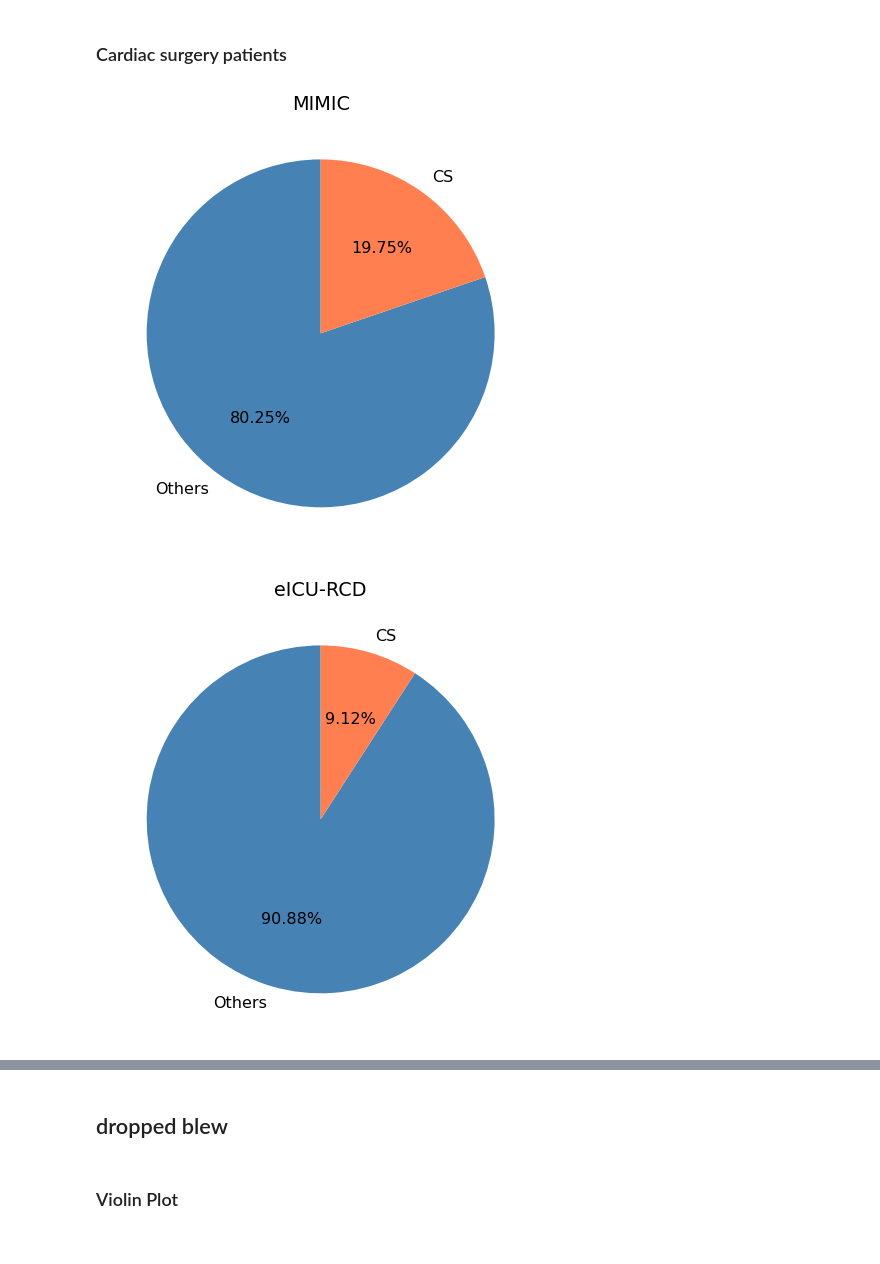
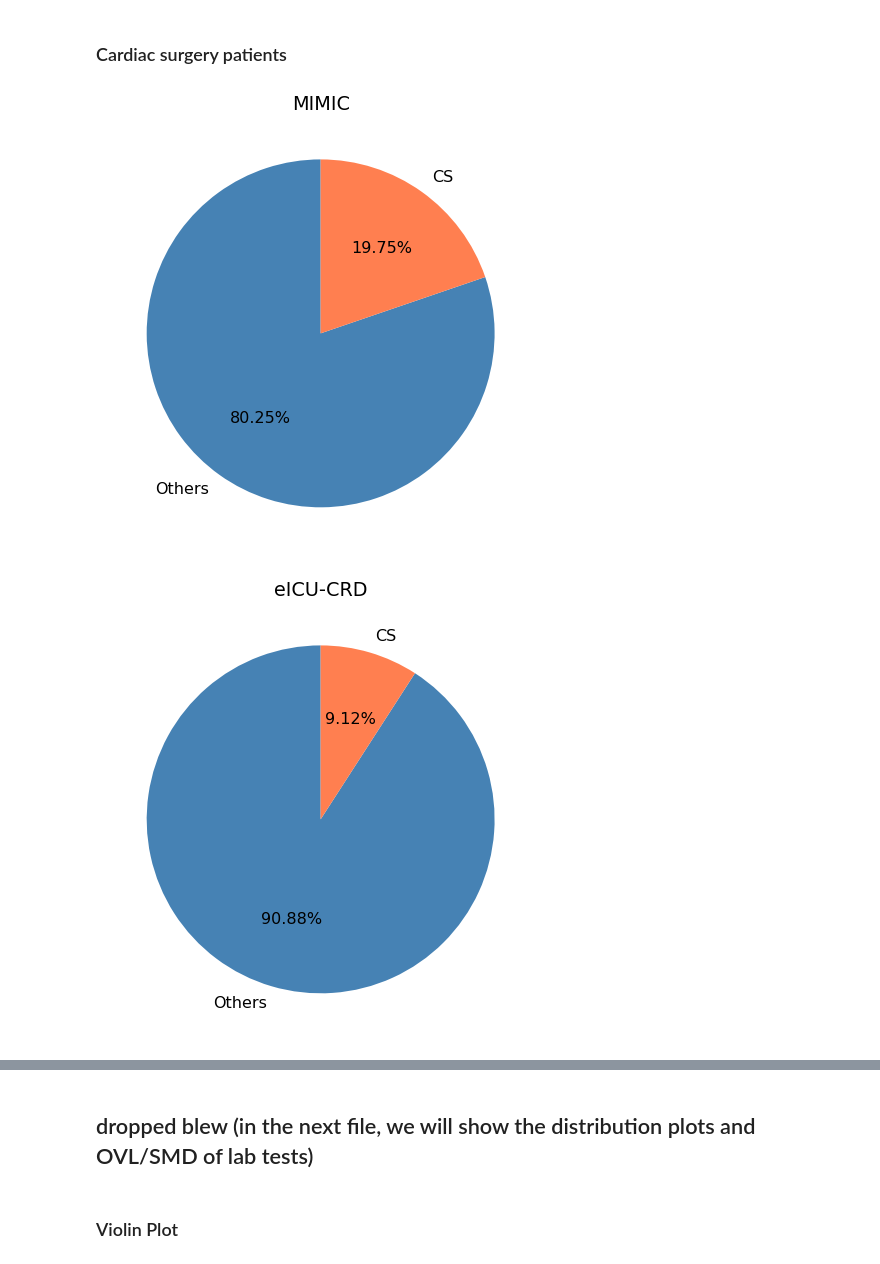
Before and after one commit to xhr0506/ICU-labtest, a Jupyter notebook: notebooks/07-lab_results_selected_detailed.ipynb, the cells around one changed output, grey strips where cells are left out. Cells and saved outputs as stored; diff of their text form; code cells hidden in the pictures.

```diff
--- a/notebooks/07-lab_results_selected_detailed.ipynb
+++ b/notebooks/07-lab_results_selected_detailed.ipynb
@@ -455,46 +455,46 @@ plt.pie(data_eicu['cardiac_surgery_flag'].value_counts(),
        colors=['steelblue','coral'],
        autopct = '%3.2f%%',
        startangle =90)
-plt.title('eICU-RCD')
+plt.title('eICU-CRD')
 plt.savefig('../figures/database description/eicu Cardiac surgery.png', dpi=300)
 
 plt.figure(figsize=(8,8))
 plt.pie(data_plagh['cardiac_surgery_flag'].value_counts(),
        labels=['Others','CS'],
        colors=['steelblue','coral'],
        autopct = '%3.2f%%',
        startangle =90)
 plt.ylabel('')
 plt.title('PLAGH-ICU db')
 plt.savefig('../figures/database description/plagh Cardiac surgery.png', dpi=300)
 
 plt.figure(figsize=(8,8))
 plt.pie(data_aumc['cardiac_surgery_flag'].value_counts(),
        labels=['Others','CS'],
        colors=['steelblue','coral'],
        autopct = '%3.2f%%',
        startangle =90)
 plt.ylabel('')
 plt.title('AUMC db')
 plt.savefig('../figures/database description/aumc Cardiac surgery.png', dpi=300)
 
 plt.figure(figsize=(8,8))
 plt.pie(data_HJ23['cardiac_surgery_flag'].value_counts(),
        labels=['Others'],
        colors=['steelblue'],
        autopct = '%3.2f%%',
        startangle =0)
 plt.ylabel('')
 plt.title('UCIHJ23 db')
 plt.savefig('../figures/database description/hj23 Cardiac surgery.png', dpi=300)
 # %% [output]
 [figure]
-[figure, old version]
+[figure, new version]
 [figure]
 [figure]
 [figure]
-# %% [markdown]
-## dropped blew
+# %% [markdown]
+## dropped blew (in the next file, we will show the distribution plots and OVL/SMD of lab tests)
 # %% [markdown]
 ### Violin Plot
 # %%
```
Also changed, not shown: parts of 6 cells of this notebook, 36 other files.
